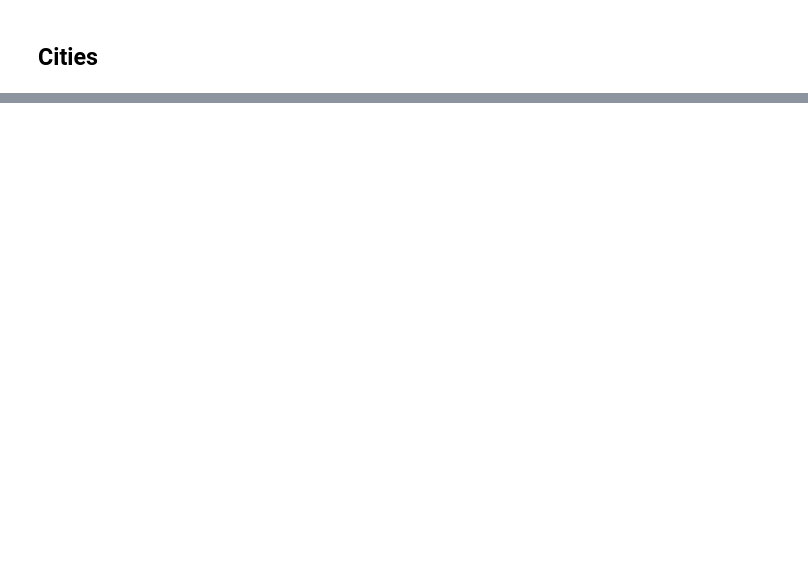
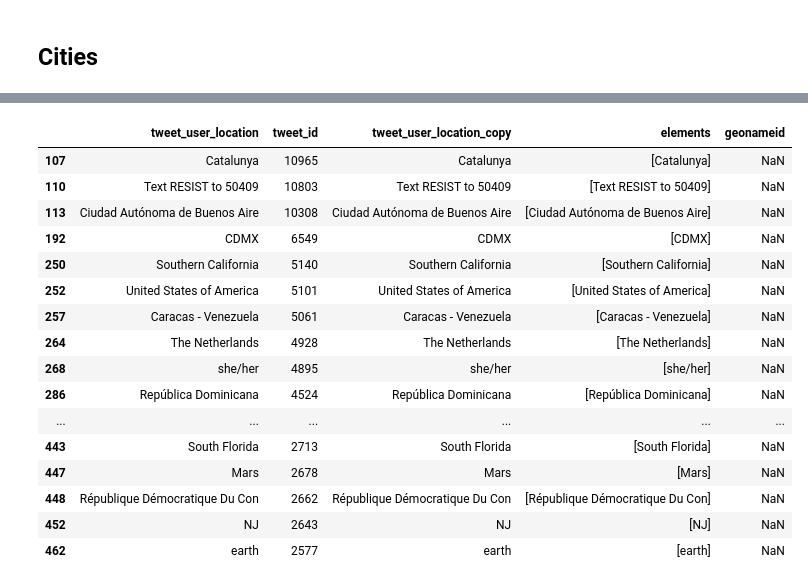
Before and after one commit to chumlab/covid19project, a Jupyter notebook: experimentation.ipynb, the cells around one changed output, grey strips where cells are left out. Saved outputs shown, nothing was run; the diff lists cells and outputs as text; code cells hidden in the pictures; blank space fills up the shorter version.

```diff
--- a/experimentation.ipynb
+++ b/experimentation.ipynb
@@ -52,3 +52,16 @@ cities_df.head(3)
 | 0 | 3039154 | El Tarter | El Tarter | Ehl Tarter,Эл Тартер | 42.57952 | 1.65362 | P | PPL | AD | NaN | ... |
 | 1 | 3039163 | Sant Julià de Lòria | Sant Julia de Loria | San Julia,San Julià,Sant Julia de... | 42.46372 | 1.49129 | P | PPLA | AD | NaN | ... |
 | 2 | 3039604 | Pas de la Casa | Pas de la Casa | Pas de la Kasa,Пас де ла Каса | 42.54277 | 1.73361 | P | PPL | AD | NaN | ... |
+# %%
+# Alternate City names
+# The cities_df dataframe has an 'altnames' column that are CSVs
+# We transform it to a list then explode it to make searching easier
+# (and reset the index). The new column 'altname' can be used to search.
+
+cities_alt_df = cities_df.assign(
+    altname=cities_df['altnames'].str.split(',')
+    ).explode('altname').reset_index(drop=True)
+
+cities_alt_df.head(3)
+
+cities_alt_df[cities_alt_df['altname'] == 'NYC']
@@ -210,7 +246,9 @@ for geo, alt_name in alternative_country_names.items():
 # Discard specific 'tweet_user_location' strings
 LOCATION_DISCARD = ['None', '\\N', 'Global', 'Earth',
                     'Planet Earth', 'Worldwide', 'Everywhere',
-                    'Internet', 'En todas partes']
+                    'Internet', 'En todas partes',
+                    'America', 'Europe', 'Africa',
+                    'World']
 # %% [markdown]
 ## Helper functions
 # %%
@@ -220,6 +258,11 @@ def print_geonameid_completeness(df):
     all_tweets = df[~df['tweet_user_location'].isin(LOCATION_DISCARD)]['tweet_id'].sum()
     geonameid_tweets = df[df.geonameid.notnull()]['tweet_id'].sum()
     print(f'{geonameid_tweets/all_tweets*100:.3f}%')
+
+# Show dataframe df where 'geonameid' is NaN and location
+# is not known to be invalid (discards)
+def show_nan(df):
+    return df[(~df['tweet_user_location'].isin(LOCATION_DISCARD)) & df['geonameid'].isnull()]
 # %% [markdown]
  ## Clean
 # %%
@@ -378,20 +483,20 @@ def get_admin1(admin1_df, element, country_code=None):
 
 def get_city(cities_df, element, admin1_code=None, country_code=None):
     if admin1_code is None and country_code is None:
-        cities = cities_df[(cities_df['name'] == element)]
+        cities = cities_alt_df[(cities_alt_df['altname'] == element)]
 
     elif admin1_code is None:
-        cities = cities_df[(cities_df['name'] == element) & \
-                         (cities_df['country'] == country_code)]
+        cities = cities_alt_df[(cities_alt_df['altname'] == element) & \
+                         (cities_alt_df['country'] == country_code)]
 
     elif country_code is None:
-        cities = cities_df[(cities_df['name'] == element) & \
-                           (cities_df['admin1'] == admin1_code)]
+        cities = cities_alt_df[(cities_alt_df['altname'] == element) & \
+                           (cities_alt_df['admin1'] == admin1_code)]
 
     else:
-        cities = cities_df[(cities_df['name'] == element) & \
-                           (cities_df['admin1'] == admin1_code) & \
-                           (cities_df['country'] == country_code)]
+        cities = cities_alt_df[(cities_alt_df['altname'] == element) & \
+                           (cities_alt_df['admin1'] == admin1_code) & \
+                           (cities_alt_df['country'] == country_code)]
 
     if len(cities) == 0:
         # No results
@@ -518,0 +644,20 @@ print_geonameid_completeness(test_df)
+# %%
+show_nan(test_df)
+# %% [output]
+|  | tweet_user_location | tweet_id | tweet_user_location_copy | elements | geonameid |
+| 107 | Catalunya | 10965 | Catalunya | [Catalunya] | NaN |
+| 110 | Text RESIST to 50409 | 10803 | Text RESIST to 50409 | [Text RESIST to 50409] | NaN |
+| 113 | Ciudad Autónoma de Buenos Aire | 10308 | Ciudad Autónoma de Buenos Aire | [Ciudad Autónoma de Buenos Aire] | NaN |
+| 192 | CDMX | 6549 | CDMX | [CDMX] | NaN |
+| 250 | Southern California | 5140 | Southern California | [Southern California] | NaN |
+| 252 | United States of America | 5101 | United States of America | [United States of America] | NaN |
+| 257 | Caracas - Venezuela | 5061 | Caracas - Venezuela | [Caracas - Venezuela] | NaN |
+| 264 | The Netherlands | 4928 | The Netherlands | [The Netherlands] | NaN |
+| 268 | she/her | 4895 | she/her | [she/her] | NaN |
+| 286 | República Dominicana | 4524 | República Dominicana | [República Dominicana] | NaN |
+| ... | ... | ... | ... | ... | ... |
+| 443 | South Florida | 2713 | South Florida | [South Florida] | NaN |
+| 447 | Mars | 2678 | Mars | [Mars] | NaN |
+| 448 | République Démocratique Du Con | 2662 | République Démocratique Du Con | [République Démocratique Du Con] | NaN |
+| 452 | NJ | 2643 | NJ | [NJ] | NaN |
+| 462 | earth | 2577 | earth | [earth] | NaN |
```
Also changed, not shown: parts of 14 cells of this notebook.
